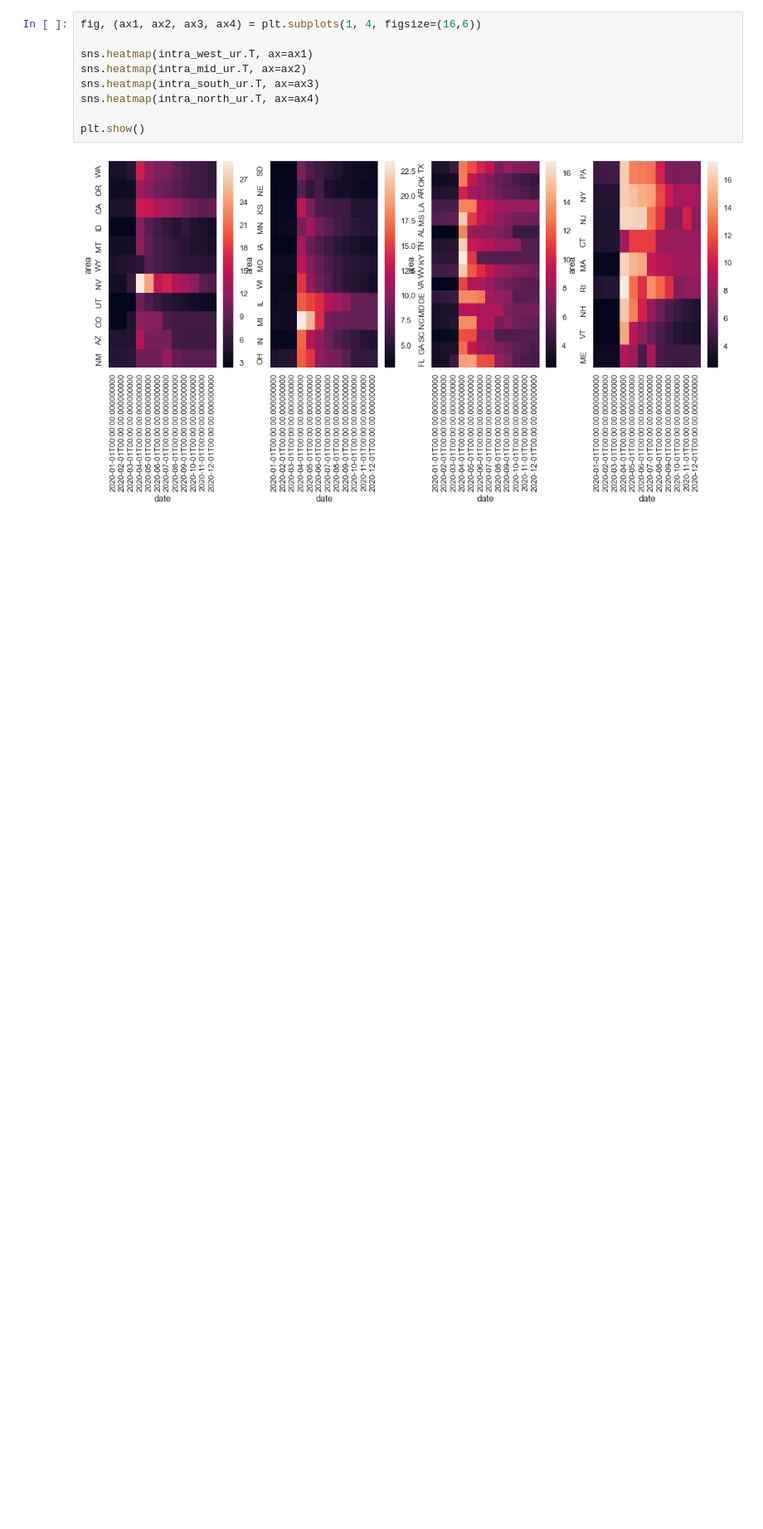
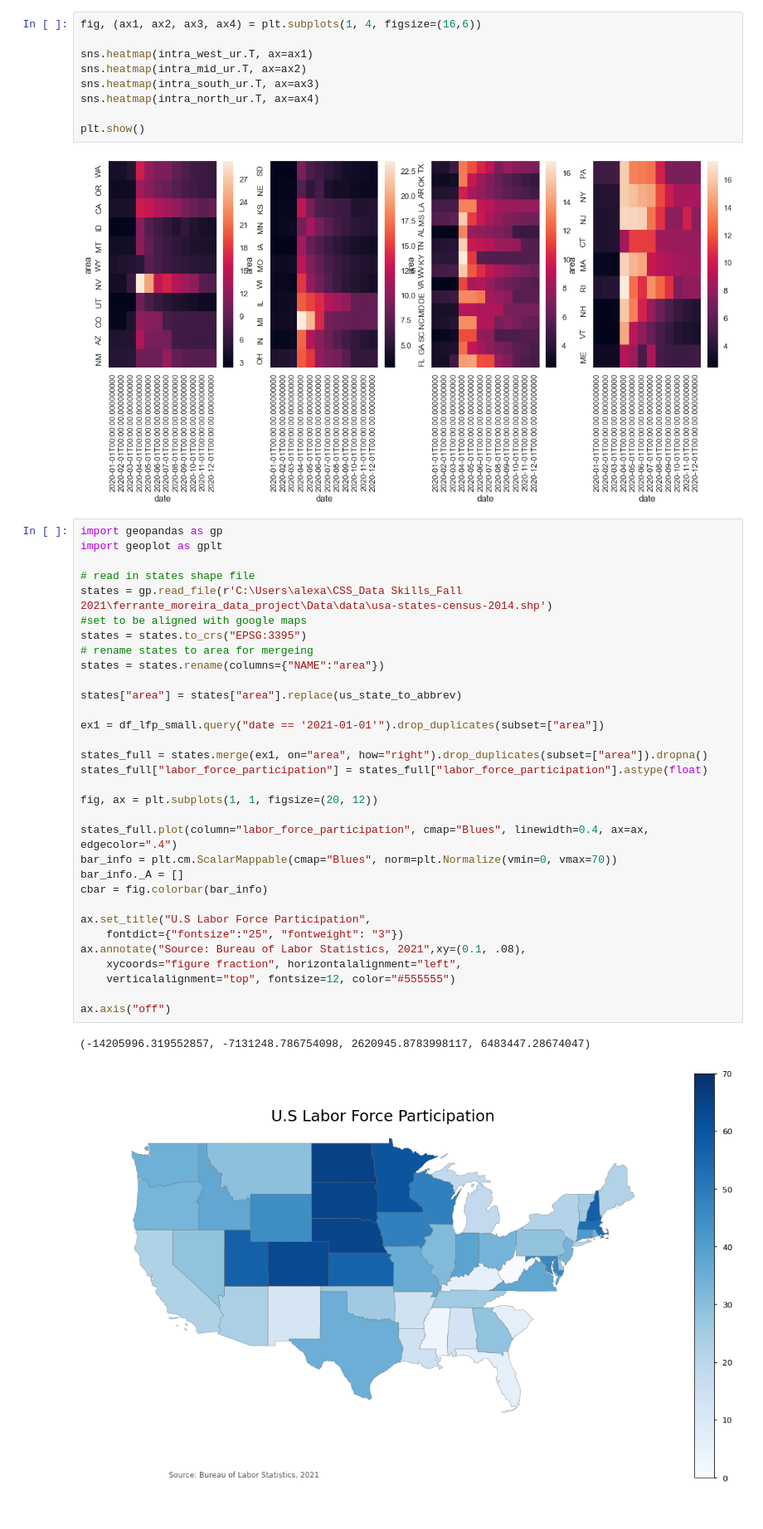
Before and after one commit to vgm236/ferrante_moreira_data_project, a Jupyter notebook: app/ferrante_moreira_project.ipynb, the cells around one changed output. Shown at 83% size. Cells and saved outputs as stored; diff of their text form; blank space fills up the shorter version.

Commit message:
U.S heatmap

```diff
--- a/app/ferrante_moreira_project.ipynb
+++ b/app/ferrante_moreira_project.ipynb
@@ -806,3 +810,38 @@ sns.heatmap(intra_north_ur.T, ax=ax4)
 plt.show()
 # %% [output]
 [figure]
+# %%
+import geopandas as gp
+import geoplot as gplt
+
+# read in states shape file
+states = gp.read_file(r'C:\Users\alexa\CSS_Data Skills_Fall 2021\ferrante_moreira_data_project\Data\data\usa-states-census-2014.shp')
+#set to be aligned with google maps
+states = states.to_crs("EPSG:3395")
+# rename states to area for mergeing
+states = states.rename(columns={"NAME":"area"})
+
+states["area"] = states["area"].replace(us_state_to_abbrev)
+
+ex1 = df_lfp_small.query("date == '2021-01-01'").drop_duplicates(subset=["area"])
+
+states_full = states.merge(ex1, on="area", how="right").drop_duplicates(subset=["area"]).dropna()
+states_full["labor_force_participation"] = states_full["labor_force_participation"].astype(float)
+
+fig, ax = plt.subplots(1, 1, figsize=(20, 12))
+
+states_full.plot(column="labor_force_participation", cmap="Blues", linewidth=0.4, ax=ax, edgecolor=".4")
+bar_info = plt.cm.ScalarMappable(cmap="Blues", norm=plt.Normalize(vmin=0, vmax=70))
+bar_info._A = []
+cbar = fig.colorbar(bar_info)
+
+ax.set_title("U.S Labor Force Participation",
+    fontdict={"fontsize":"25", "fontweight": "3"})
+ax.annotate("Source: Bureau of Labor Statistics, 2021",xy=(0.1, .08),
+    xycoords="figure fraction", horizontalalignment="left",
+    verticalalignment="top", fontsize=12, color="#555555")
+
+ax.axis("off")
+# %% [output]
+(-14205996.319552857, -7131248.786754098, 2620945.8783998117, 6483447.28674047)
+[figure, added]
```
Also changed, not shown: parts of 5 cells of this notebook.
